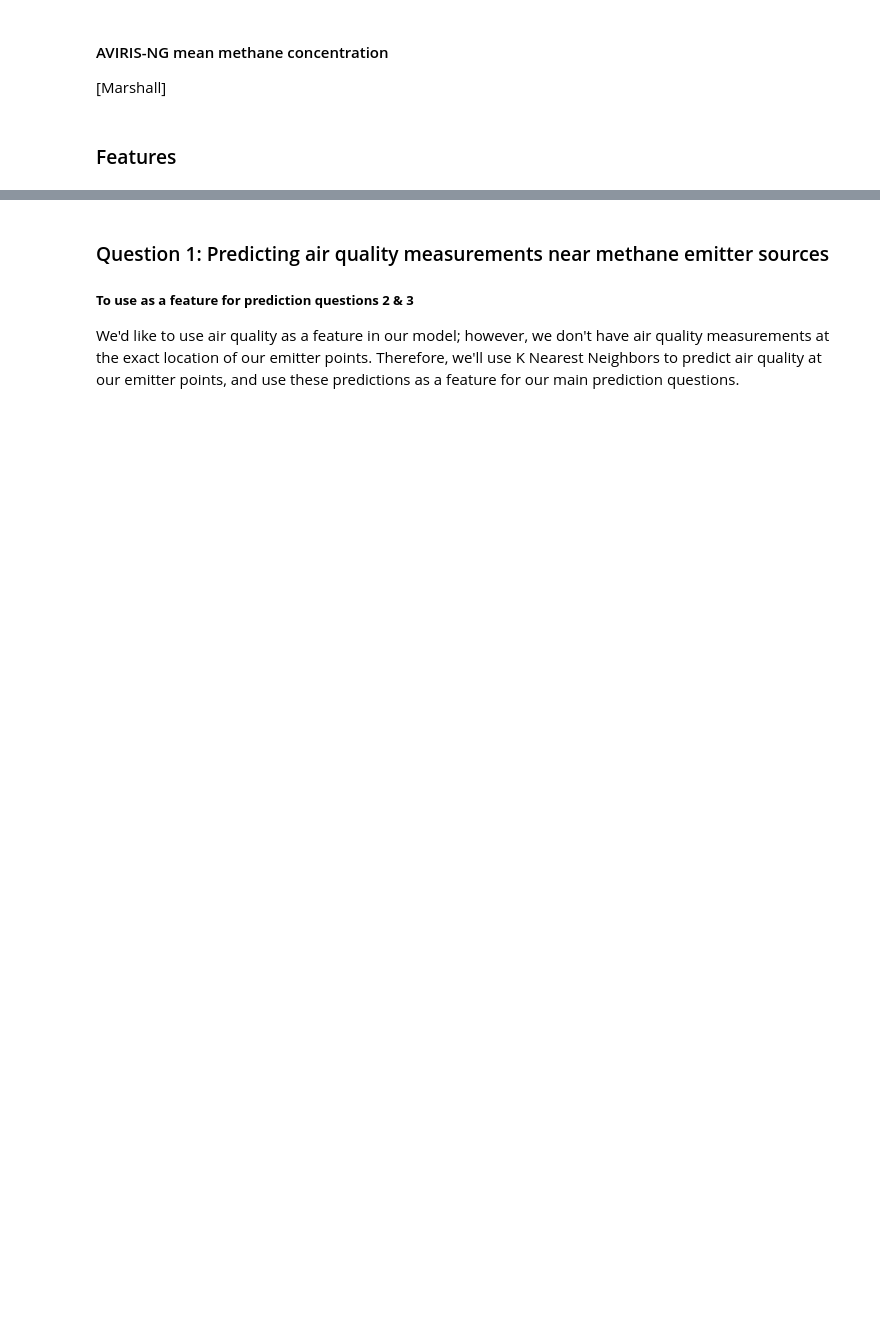
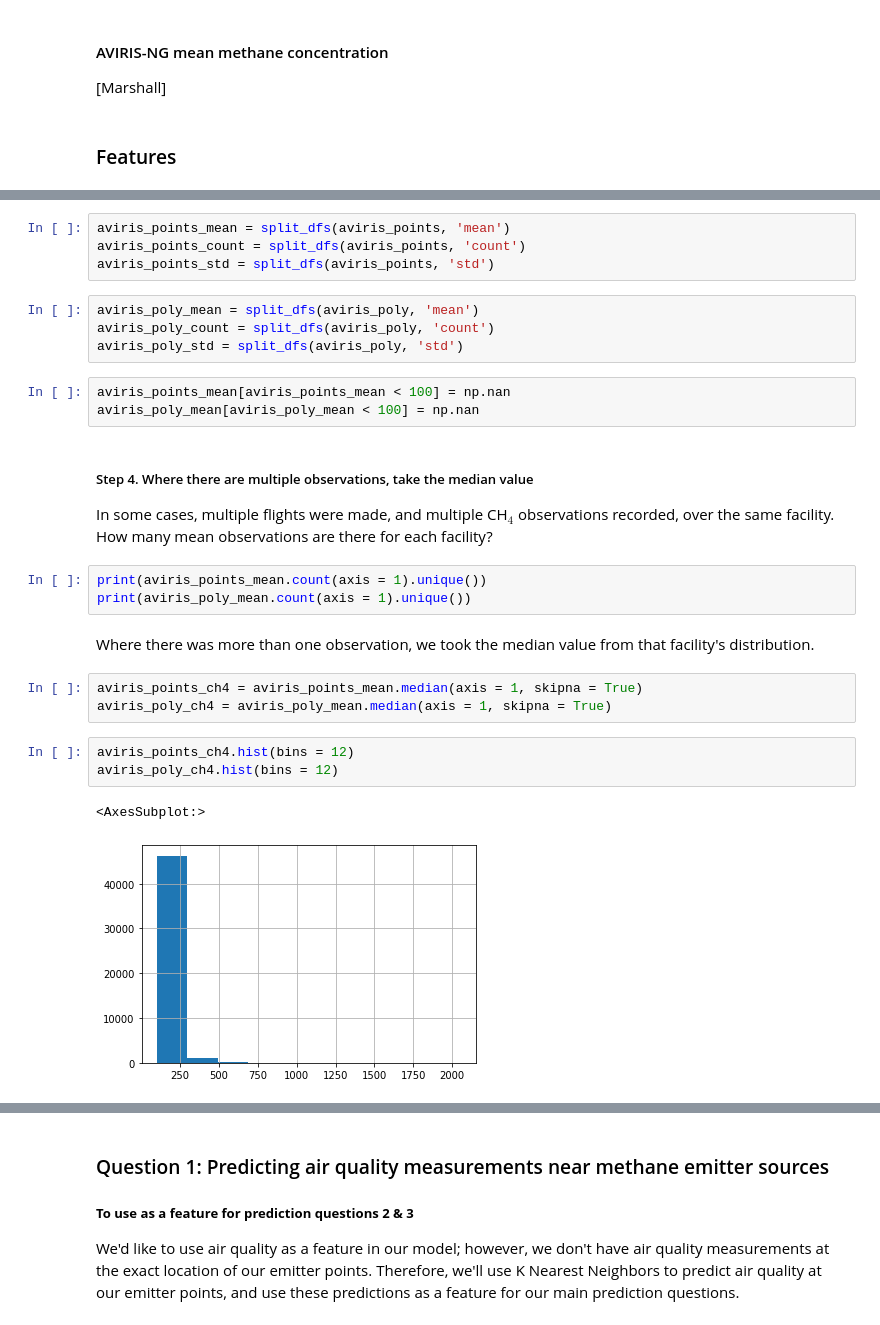
Before and after one commit to hikari-murayama/CA_ag_pollution, a Jupyter notebook: Final_Project_Notebook.ipynb, the cells around one changed output, grey strips where cells are left out. Cells and saved outputs as stored; diff of their text form; blank space fills up the shorter version.

```diff
--- a/Final_Project_Notebook.ipynb
+++ b/Final_Project_Notebook.ipynb
@@ -172,0 +219,29 @@ This section is where the rubber meets the road.  In it you must:
+# %%
+aviris_points_mean = split_dfs(aviris_points, 'mean')
+aviris_points_count = split_dfs(aviris_points, 'count')
+aviris_points_std = split_dfs(aviris_points, 'std')
+# %%
+aviris_poly_mean = split_dfs(aviris_poly, 'mean')
+aviris_poly_count = split_dfs(aviris_poly, 'count')
+aviris_poly_std = split_dfs(aviris_poly, 'std')
+# %%
+aviris_points_mean[aviris_points_mean < 100] = np.nan
+aviris_poly_mean[aviris_poly_mean < 100] = np.nan
+# %% [markdown]
+##### Step 4. Where there are multiple observations, take the median value
+
+In some cases, multiple flights were made, and multiple CH$_4$ observations recorded, over the same facility. How many mean observations are there for each facility?
+# %%
+print(aviris_points_mean.count(axis = 1).unique())
+print(aviris_poly_mean.count(axis = 1).unique())
+# %% [markdown]
+Where there was more than one observation, we took the median value from that facility's distribution.
+# %%
+aviris_points_ch4 = aviris_points_mean.median(axis = 1, skipna = True)
+aviris_poly_ch4 = aviris_poly_mean.median(axis = 1, skipna = True)
+# %%
+aviris_points_ch4.hist(bins = 12)
+aviris_poly_ch4.hist(bins = 12)
+# %% [output]
+<AxesSubplot:>
+[figure, added]
```
Also changed, not shown: parts of 190 cells of this notebook.
